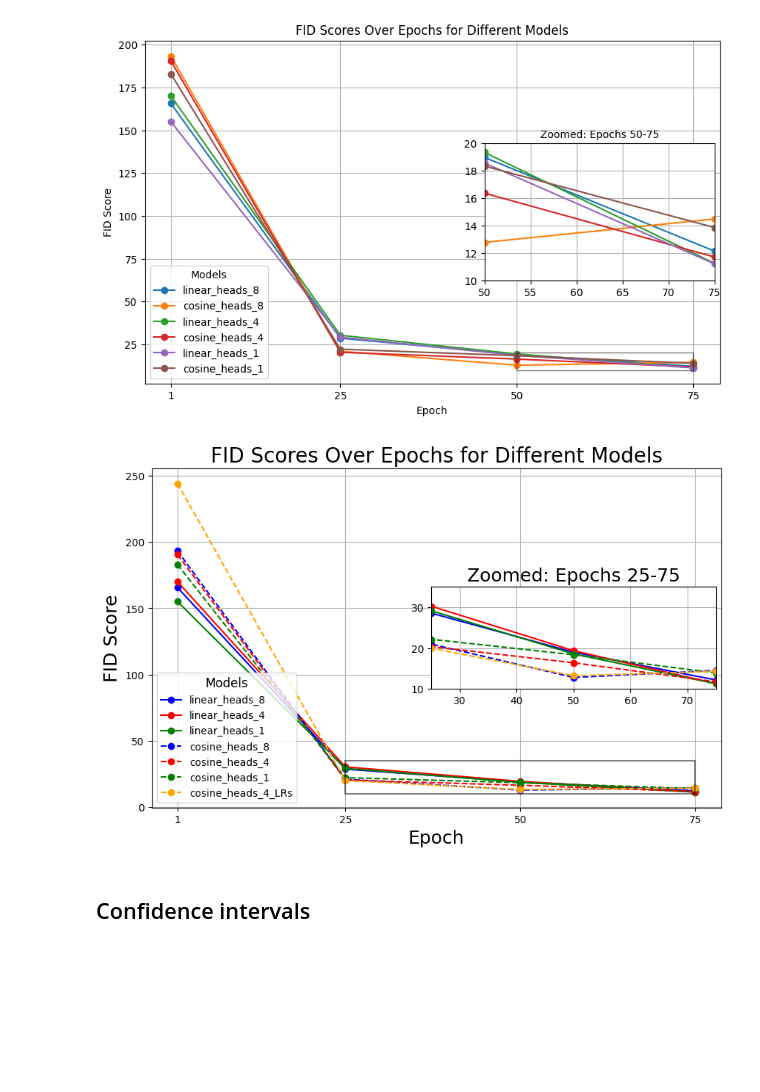
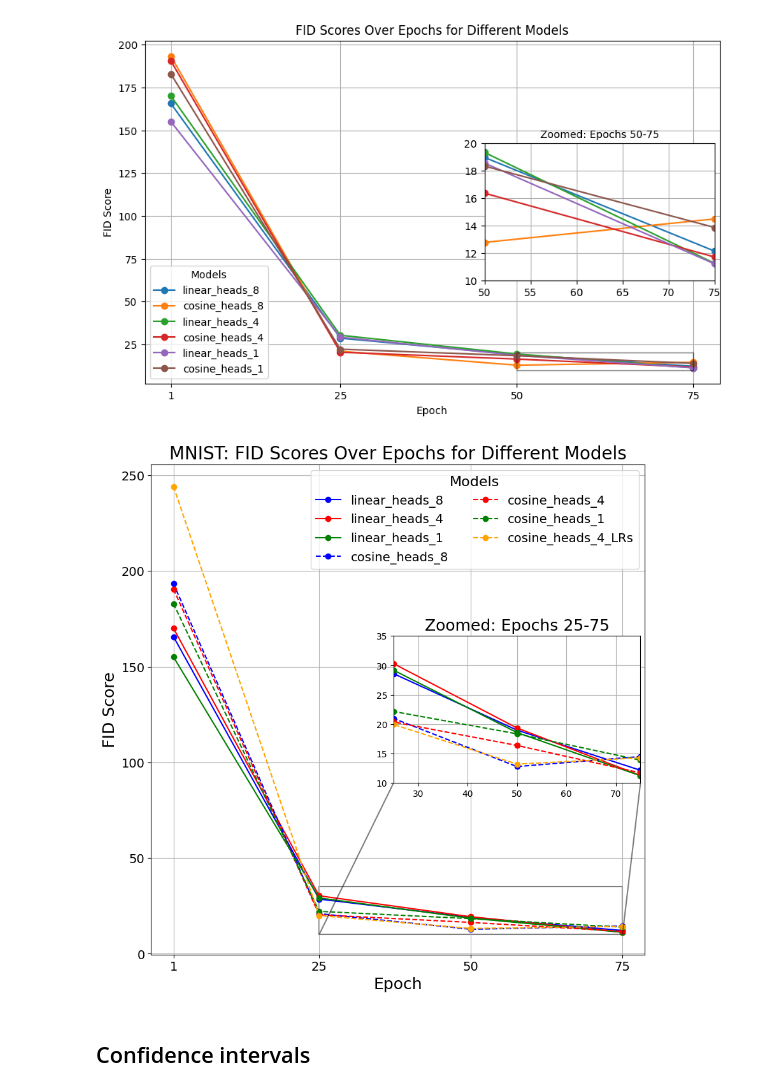
Before and after one commit to jonathansim/reproducing_DDPM, a Jupyter notebook: plots_for_report.ipynb, the cells around one changed output. Saved outputs shown, nothing was run; the diff lists cells and outputs as text; code cells hidden in the pictures; blank space fills up the shorter version.

Commit message:
update plots

```diff
--- a/plots_for_report.ipynb
+++ b/plots_for_report.ipynb
@@ -143,7 +143,7 @@ line_styles = {
 }
 
 # Create main plot
-fig, ax = plt.subplots(figsize=(10, 6))
+fig, ax = plt.subplots(figsize=(10, 10))
 for i, (model, scores) in enumerate(fid_scores.items()):
     if "linear" in model:
         color = linear_colors[i % len(linear_colors)]
@@ -156,38 +156,49 @@ for i, (model, scores) in enumerate(fid_scores.items()):
         linestyle = "-"
     ax.plot(epochs, scores, marker="o", label=model, color=color, linestyle=linestyle)
 
-ax.set_title("FID Scores Over Epochs for Different Models", fontsize=20)
+ax.set_title("MNIST: FID Scores Over Epochs for Different Models", fontsize=20)
 ax.set_xlabel("Epoch", fontsize=18)
 ax.set_ylabel("FID Score", fontsize=18)
 ax.set_xticks(epochs)
-ax.legend(title="Models", title_fontsize=12, fontsize=10, loc ="lower left")
+ax.tick_params(axis='x', labelsize=14)  # X-axis tick labels
+ax.tick_params(axis='y', labelsize=14)  # Y-axis tick labels
+ax.legend(title="Models", title_fontsize=16, fontsize=14, loc ="upper right", ncol=2)
 ax.grid()
 
 # Create inset zoomed plot
 inset_ax = inset_axes(ax, width="50%", height="30%", loc="center right")  # Inset size and position
 for i, (model, scores) in enumerate(fid_scores.items()):
     if "linear" in model:
         color = linear_colors[i % len(linear_colors)]
         linestyle = line_styles["linear"]
     elif "cosine" in model:
         color = cosine_colors[(i+1) % len(cosine_colors)]
         linestyle = line_styles["cosine"]
     else:
         color = "gray"
         linestyle = "-"
     inset_ax.plot(epochs, scores, marker="o", label=model, color=color, linestyle=linestyle)
 
 inset_ax.set_xlim(25, 75)  # Zoom in on epochs 50 to 75
 inset_ax.set_ylim(10, 35)  # Adjust Y-axis to focus on the zoomed data range
 inset_ax.set_title("Zoomed: Epochs 25-75", fontsize=18)
 inset_ax.grid()
 
 # Highlight inset region
-ax.indicate_inset_zoom(inset_ax, edgecolor="black", linewidth=1.5)
+#ax.indicate_inset_zoom(inset_ax, edgecolor="black", linewidth=1.5)
+# Highlight inset region
+from mpl_toolkits.axes_grid1.inset_locator import mark_inset
+
+# Ensure limits match the zoomed data range
+inset_ax.set_xlim(25, 75)
+inset_ax.set_ylim(10, 35)  # Adjust this range as needed
+
+# Explicitly mark the inset zoom
+mark_inset(ax, inset_ax, loc1=3, loc2=4, alpha = 0.5, fc="none", ec="black", lw=1.5)
 
 plt.show()
 # %% [output]
-[figure, old version]
+[figure, new version]
 # %% [markdown]
 ## Confidence intervals
 # %%
```
Also changed, not shown: parts of 1 cell of this notebook.
